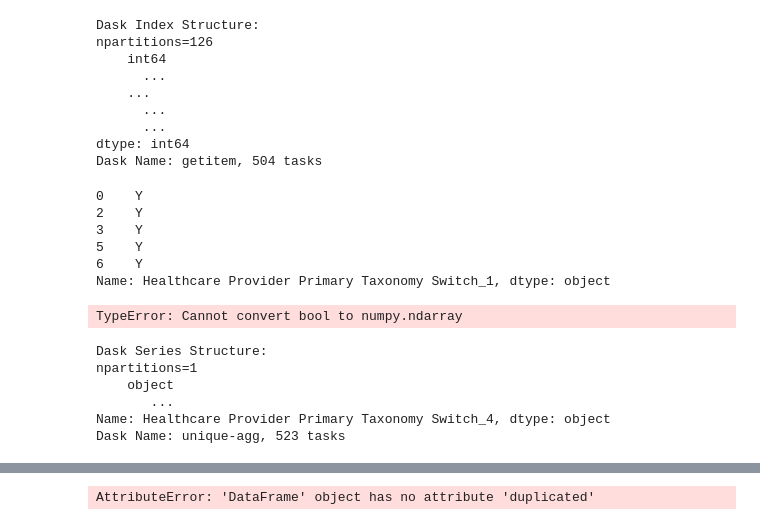
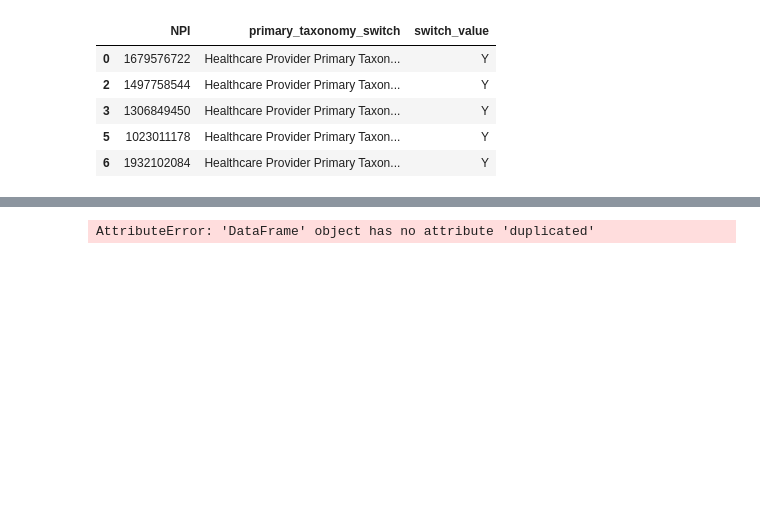
Before and after one commit to maevadevs/Hcbb-Hop-Team, a Jupyter notebook: notebooks/cleaning_hops_data.ipynb, the cells around one changed output, grey strips where cells are left out. Drawn from its saved outputs; the diff is of its cells as text; code cells hidden in the pictures; blank space fills up the shorter version.

Commit message:
working with dask

```diff
--- a/notebooks/cleaning_hops_data.ipynb
+++ b/notebooks/cleaning_hops_data.ipynb
@@ -127,12 +163,5 @@ npidata  = npidata_raw[['NPI','Entity Type Code','Provider Organization Name (Le
 # %%
-npi_taxonomy =npidata_raw[[
-    'NPI','Healthcare Provider Taxonomy Code_1','Healthcare Provider Taxonomy Code_2',
-    'Healthcare Provider Taxonomy Code_3','Healthcare Provider Taxonomy Code_4','Healthcare Provider Taxonomy Code_5',
-    'Healthcare Provider Taxonomy Code_6','Healthcare Provider Taxonomy Code_7',
-    'Healthcare Provider Taxonomy Code_8','Healthcare Provider Taxonomy Code_9',
-    'Healthcare Provider Taxonomy Code_10','Healthcare Provider Taxonomy Code_11',
-    'Healthcare Provider Taxonomy Code_12','Healthcare Provider Taxonomy Code_13',
-    'Healthcare Provider Taxonomy Code_14','Healthcare Provider Taxonomy Code_15',
+npi_tax_switch= npidata_raw[['NPI',
     'Healthcare Provider Primary Taxonomy Switch_1','Healthcare Provider Primary Taxonomy Switch_2',
     'Healthcare Provider Primary Taxonomy Switch_3','Healthcare Provider Primary Taxonomy Switch_4',
     'Healthcare Provider Primary Taxonomy Switch_5','Healthcare Provider Primary Taxonomy Switch_6',
@@ -140,8 +169,7 @@ npi_taxonomy =npidata_raw[[
     'Healthcare Provider Primary Taxonomy Switch_9','Healthcare Provider Primary Taxonomy Switch_9',
     'Healthcare Provider Primary Taxonomy Switch_10','Healthcare Provider Primary Taxonomy Switch_11',
     'Healthcare Provider Primary Taxonomy Switch_12','Healthcare Provider Primary Taxonomy Switch_13',
-    'Healthcare Provider Primary Taxonomy Switch_14','Healthcare Provider Primary Taxonomy Switch_15'
-
+    'Healthcare Provider Primary Taxonomy Switch_14','Healthcare Provider Primary Taxonomy Switch_15',
 
 
 ]]
@@ -157,12 +175,0 @@ Name: Healthcare Provider Primary Taxonomy Switch_5, dtype: object
-# %%
-npi_taxonomy['Healthcare Provider Primary Taxonomy Switch_1'].index
-# %% [output]
-Dask Index Structure:
-npartitions=126
-    int64
-      ...
-    ...
-      ...
-      ...
-dtype: int64
-Dask Name: getitem, 504 tasks
@@ -171,33 +176,24 @@ npi_taxonomy = npi_taxonomy[npi_taxonomy['Healthcare Provider Primary Taxonomy S
-# %%
-npi_taxonomy['Healthcare Provider Primary Taxonomy Switch_1'].head()
-# %% [output]
-0    Y
-2    Y
-3    Y
-5    Y
-6    Y
-Name: Healthcare Provider Primary Taxonomy Switch_1, dtype: object
+# %%
+dfmelt_switch = npi_tax_switch.melt(id_vars=['NPI'], var_name='primary_taxonomy_switch')
+# %%
+# Only keep the primary taxonomy
+dfmelt_switch = dfmelt_switch[dfmelt_switch['value'] == 'Y']
+# %%
+dfmelt_switch=dfmelt_switch.rename(columns = {'value':'switch_value'})
+dfmelt_switch.head()
+# %% [output]
+|  | NPI | primary_taxonomy_switch | switch_value |
+| 0 | 1679576722 | Healthcare Provider Primary Taxon... | Y |
+| 2 | 1497758544 | Healthcare Provider Primary Taxon... | Y |
+| 3 | 1306849450 | Healthcare Provider Primary Taxon... | Y |
+| 5 | 1023011178 | Healthcare Provider Primary Taxon... | Y |
+| 6 | 1932102084 | Healthcare Provider Primary Taxon... | Y |
 # %%
-npi_taxonomy = npi_taxonomy.loc[npi_taxonomy[
-    'Healthcare Provider Primary Taxonomy Switch_1','Healthcare Provider Primary Taxonomy Switch_2',
-    'Healthcare Provider Primary Taxonomy Switch_3','Healthcare Provider Primary Taxonomy Switch_4',
-    'Healthcare Provider Primary Taxonomy Switch_5','Healthcare Provider Primary Taxonomy Switch_6',
-    'Healthcare Provider Primary Taxonomy Switch_7','Healthcare Provider Primary Taxonomy Switch_8',
-    'Healthcare Provider Primary Taxonomy Switch_9','Healthcare Provider Primary Taxonomy Switch_9',
-    'Healthcare Provider Primary Taxonomy Switch_10','Healthcare Provider Primary Taxonomy Switch_11',
-    'Healthcare Provider Primary Taxonomy Switch_12','Healthcare Provider Primary Taxonomy Switch_13',
-    'Healthcare Provider Primary Taxonomy Switch_14','Healthcare Provider Primary Taxonomy Switch_15'
-
-
-                                        ] == 'Y']
+npi_tax_code =npidata_raw[[
+    'NPI','Healthcare Provider Taxonomy Code_1','Healthcare Provider Taxonomy Code_2',
+    'Healthcare Provider Taxonomy Code_3','Healthcare Provider Taxonomy Code_4','Healthcare Provider Taxonomy Code_5',
+    'Healthcare Provider Taxonomy Code_6','Healthcare Provider Taxonomy Code_7',
+    'Healthcare Provider Taxonomy Code_8','Healthcare Provider Taxonomy Code_9',
+    'Healthcare Provider Taxonomy Code_10','Healthcare Provider Taxonomy Code_11',
+    'Healthcare Provider Taxonomy Code_12','Healthcare Provider Taxonomy Code_13',
+    'Healthcare Provider Taxonomy Code_14','Healthcare Provider Taxonomy Code_15']]
-# %% [output]
-TypeError: Cannot convert bool to numpy.ndarray
-# %%
-npi_taxonomy['Healthcare Provider Primary Taxonomy Switch_4'].unique()
-# %% [output]
-Dask Series Structure:
-npartitions=1
-    object
-       ...
-Name: Healthcare Provider Primary Taxonomy Switch_4, dtype: object
-Dask Name: unique-agg, 523 tasks
```
Also changed, not shown: parts of 11 cells of this notebook.
